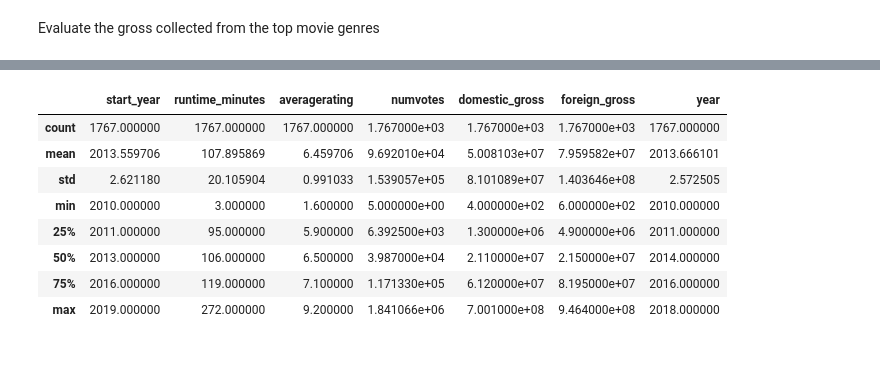
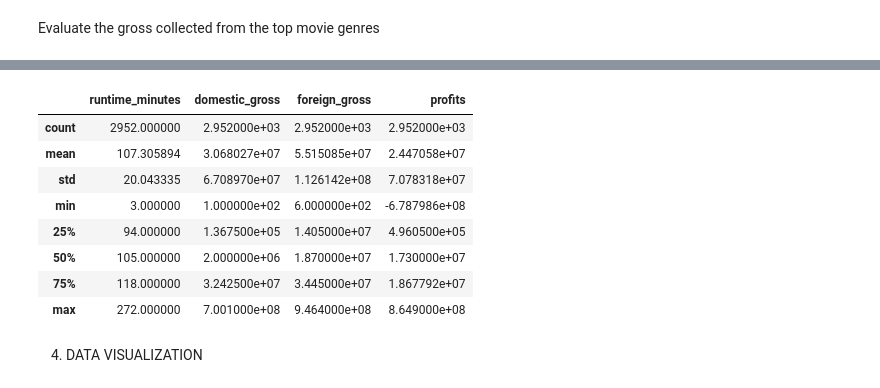
Before and after one commit to lynnndero/PHASE--1-PROJECT, a Jupyter notebook: Index.ipynb, the cells around one changed output, grey strips where cells are left out. Saved outputs shown, nothing was run; the diff lists cells and outputs as text; code cells hidden in the pictures; blank space fills up the shorter version.

Commit message:
Data analysis complete

```diff
--- a/Index.ipynb
+++ b/Index.ipynb
@@ -135,0 +148,3 @@ memory usage: 132.4+ KB
+# %%
+#filling in the missing values with the .median of the foreign_gross column
+movies_df['foreign_gross'].fillna(movies_df['foreign_gross'].median(), inplace= True)
@@ -140,3 +185,4 @@ memory usage: 132.4+ KB
 # %%
-movies_df.dropna(subset='studio', inplace = True)
+#using .dropna to remove all missing values
+movies_df.dropna(axis=0, inplace = True)
 # %%
@@ -176,3 +217 @@ dtypes: float64(1), int64(1), object(3)
 memory usage: 157.3+ KB
-# %%
-movies_df = movies_df.dropna()
@@ -373,3 +409,0 @@ memory usage: 152.0+ KB
-# %%
-#replace datatype 'foreign_gross' from string to float
-movies_reviews_and_rating['foreign_gross'] = movies_reviews_and_rating['foreign_gross'].str.replace(',','').astype(float)
@@ -484,12 +513,16 @@ Top_ten_movie_grosscollected.head(10)
 # %%
-movies_reviews_and_rating.describe()
+#using statistical method get the mean, median, IQR, standard deviation of the movie_reviews_and ratings
+movie_stat_summary = movies_reviews_and_rating[['runtime_minutes','domestic_gross','foreign_gross','profits']].describe()
+movie_stat_summary
 # %% [output]
-|  | start_year | runtime_minutes | averagerating | numvotes | domestic_gross | foreign_gross | year |
-| count | 1767.000000 | 1767.000000 | 1767.000000 | 1.767000e+03 | 1.767000e+03 | 1.767000e+03 | 1767.000000 |
-| mean | 2013.559706 | 107.895869 | 6.459706 | 9.692010e+04 | 5.008103e+07 | 7.959582e+07 | 2013.666101 |
-| std | 2.621180 | 20.105904 | 0.991033 | 1.539057e+05 | 8.101089e+07 | 1.403646e+08 | 2.572505 |
-| min | 2010.000000 | 3.000000 | 1.600000 | 5.000000e+00 | 4.000000e+02 | 6.000000e+02 | 2010.000000 |
-| 25% | 2011.000000 | 95.000000 | 5.900000 | 6.392500e+03 | 1.300000e+06 | 4.900000e+06 | 2011.000000 |
-| 50% | 2013.000000 | 106.000000 | 6.500000 | 3.987000e+04 | 2.110000e+07 | 2.150000e+07 | 2014.000000 |
-| 75% | 2016.000000 | 119.000000 | 7.100000 | 1.171330e+05 | 6.120000e+07 | 8.195000e+07 | 2016.000000 |
-| max | 2019.000000 | 272.000000 | 9.200000 | 1.841066e+06 | 7.001000e+08 | 9.464000e+08 | 2018.000000 |
+|  | runtime_minutes | domestic_gross | foreign_gross | profits |
+| count | 2952.000000 | 2.952000e+03 | 2.952000e+03 | 2.952000e+03 |
+| mean | 107.305894 | 3.068027e+07 | 5.515085e+07 | 2.447058e+07 |
+| std | 20.043335 | 6.708970e+07 | 1.126142e+08 | 7.078318e+07 |
+| min | 3.000000 | 1.000000e+02 | 6.000000e+02 | -6.787986e+08 |
+| 25% | 94.000000 | 1.367500e+05 | 1.405000e+07 | 4.960500e+05 |
+| 50% | 105.000000 | 2.000000e+06 | 1.870000e+07 | 1.730000e+07 |
+| 75% | 118.000000 | 3.242500e+07 | 3.445000e+07 | 1.867792e+07 |
+| max | 272.000000 | 7.001000e+08 | 9.464000e+08 | 8.649000e+08 |
+# %% [markdown]
+4. DATA VISUALIZATION
```
Also changed, not shown: parts of 31 cells of this notebook.
